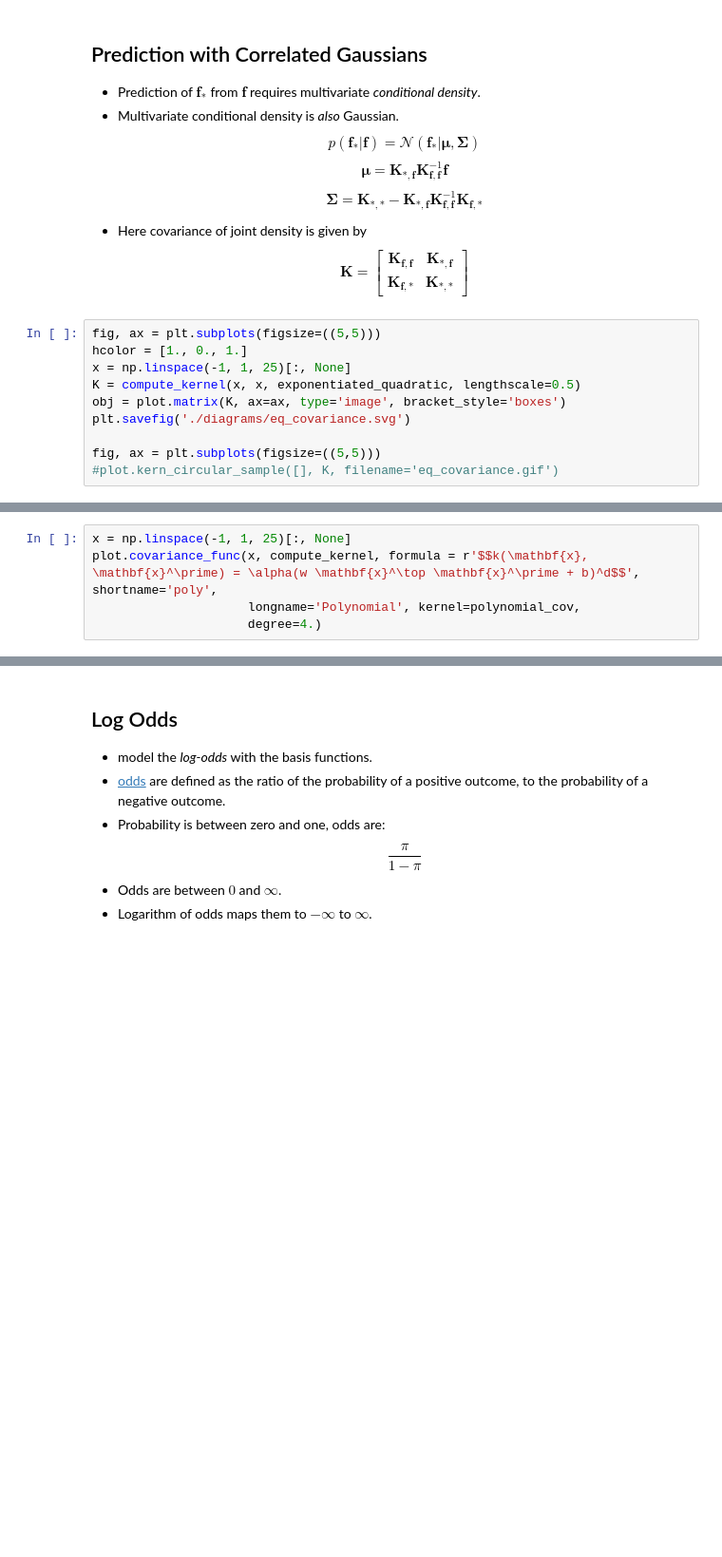
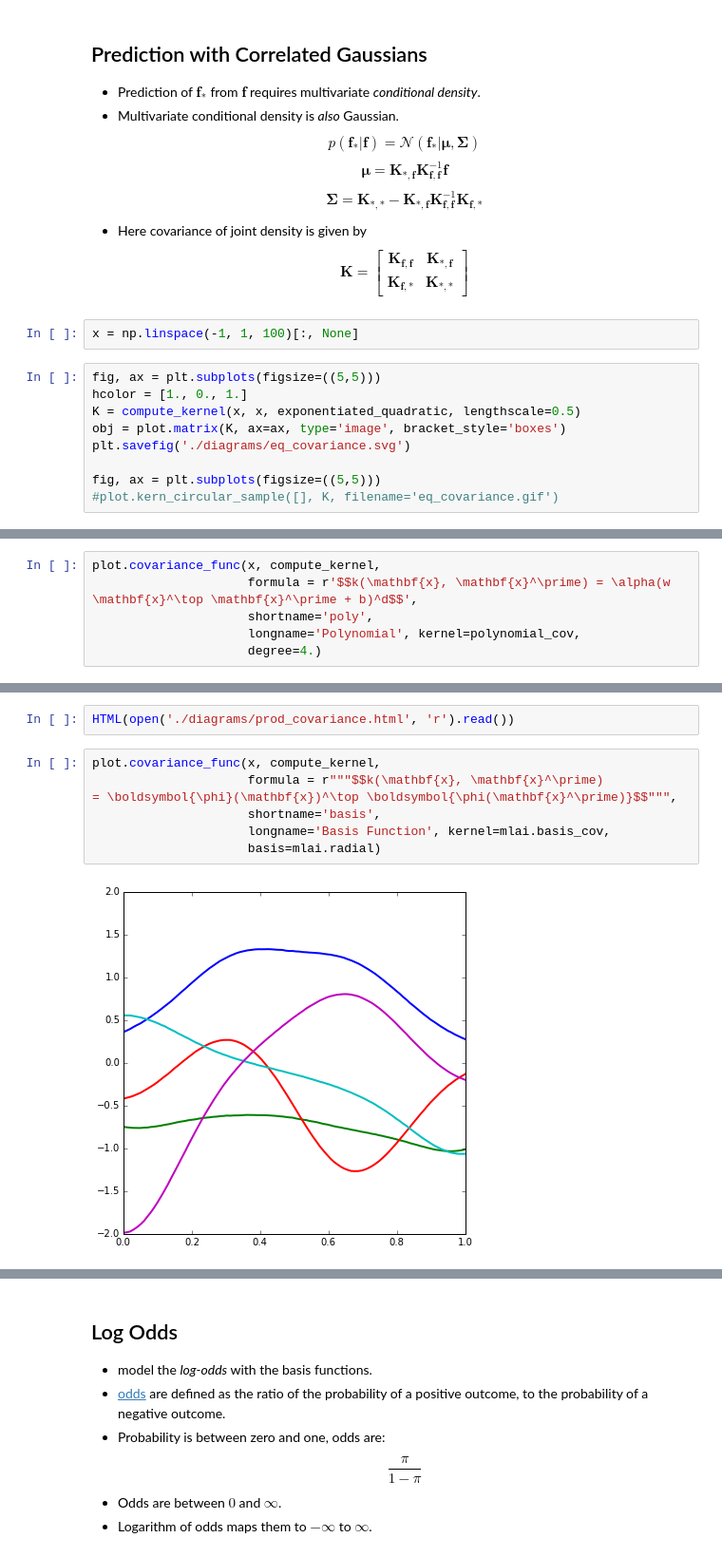
Before and after one commit to jizhihang/gpss, a Jupyter notebook: slides/gaussian_processes.ipynb, the cells around one changed output, grey strips where cells are left out. Shown at 95% size. Cells and saved outputs as stored; diff of their text form; blank space fills up the shorter version.

Commit message:
Update covariance function visualizations.

```diff
--- a/slides/gaussian_processes.ipynb
+++ b/slides/gaussian_processes.ipynb
@@ -448,10 +448,11 @@ pods.notebook.display_plots('dem_two_point_sample{sample:0>3}.svg', './diagrams/
     $$
     \mathbf{K} = \begin{bmatrix} \mathbf{K}_{\mathbf{f}, \mathbf{f}} & \mathbf{K}_{*, \mathbf{f}}\\ \mathbf{K}_{\mathbf{f}, *} & \mathbf{K}_{*, *}\end{bmatrix}
     $$
+# %%
+x = np.linspace(-1, 1, 100)[:, None]
 # %%
 fig, ax = plt.subplots(figsize=((5,5)))
 hcolor = [1., 0., 1.]
-x = np.linspace(-1, 1, 25)[:, None]
 K = compute_kernel(x, x, exponentiated_quadratic, lengthscale=0.5)
 obj = plot.matrix(K, ax=ax, type='image', bracket_style='boxes')
 plt.savefig('./diagrams/eq_covariance.svg')
@@ -500,7 +498,8 @@ is also know as a kernel.</li>
 </ul></td><td><img src='./diagrams/eq_covariance.gif' align='right'></td></tr>
 </table>
 # %%
-x = np.linspace(-1, 1, 25)[:, None]
-plot.covariance_func(x, compute_kernel, formula = r'$$k(\mathbf{x}, \mathbf{x}^\prime) = \alpha(w \mathbf{x}^\top \mathbf{x}^\prime + b)^d$$', shortname='poly',
+plot.covariance_func(x, compute_kernel,
+                     formula = r'$$k(\mathbf{x}, \mathbf{x}^\prime) = \alpha(w \mathbf{x}^\top \mathbf{x}^\prime + b)^d$$',
+                     shortname='poly',
                      longname='Polynomial', kernel=polynomial_cov,
                      degree=4.)
@@ -527,0 +627,11 @@ HTML(out)
+# %%
+HTML(open('./diagrams/prod_covariance.html', 'r').read())
+# %%
+plot.covariance_func(x, compute_kernel,
+                     formula = r"""$$k(\mathbf{x}, \mathbf{x}^\prime)
+= \boldsymbol{\phi}(\mathbf{x})^\top \boldsymbol{\phi(\mathbf{x}^\prime)}$$""",
+                     shortname='basis',
+                     longname='Basis Function', kernel=mlai.basis_cov,
+                     basis=mlai.radial)
+# %% [output]
+[figure, added]
```
Also changed, not shown: parts of 46 cells of this notebook, 46 other files.
